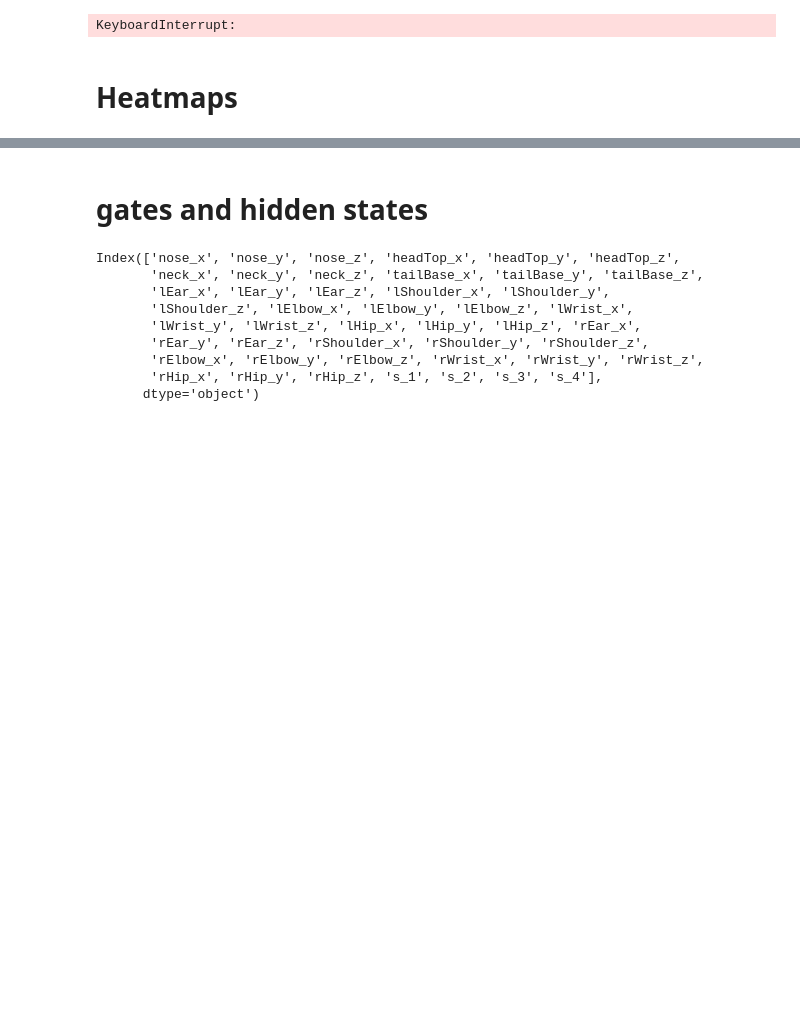
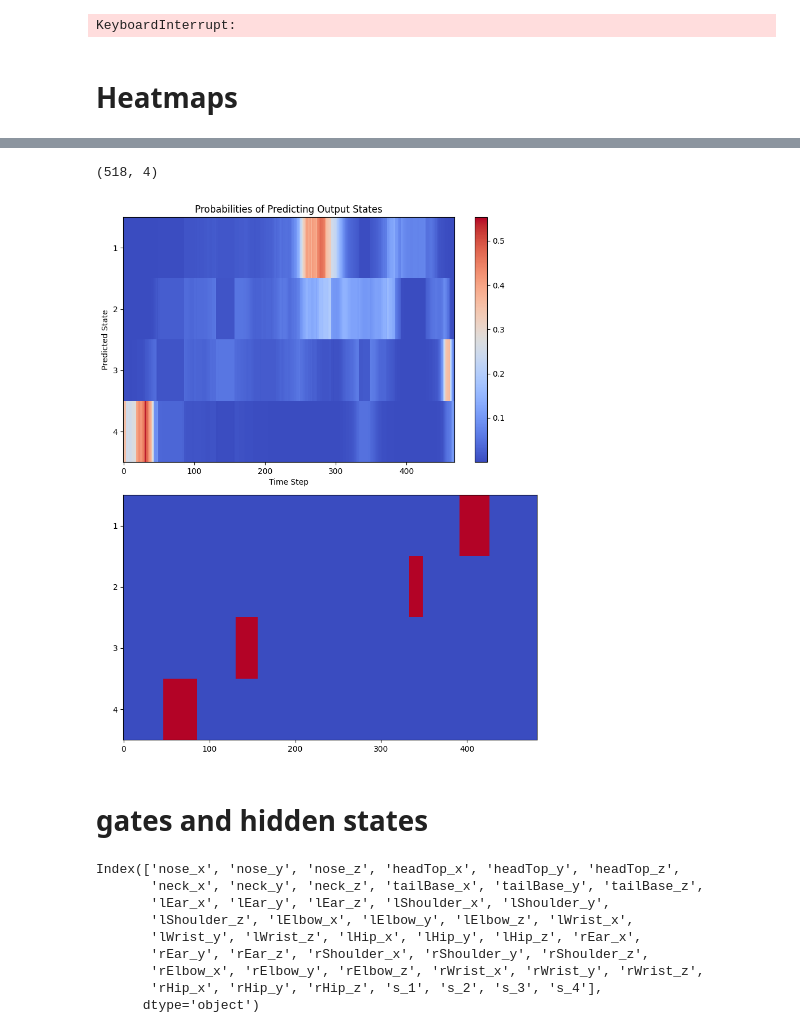
Before and after one commit to KsiezakK/project_2-, a Jupyter notebook: GRUCell.ipynb, the cells around one changed output, grey strips where cells are left out. Cells and saved outputs as stored; diff of their text form; code cells hidden in the pictures; blank space fills up the shorter version.

```diff
--- a/GRUCell.ipynb
+++ b/GRUCell.ipynb
@@ -191,7 +151,7 @@ def train(dataloader, model, optimizer, loss_fn, scheduler=None, device=None):
         loss = loss_fn(out, y)
         epoch_loss.append(loss.item())
 
-        #hidden_states.append(hidden)
+
 
         y_pred = torch.round(y_prob)
         # Append the batch's hidden states to the list
@@ -207,8 +167,8 @@ def train(dataloader, model, optimizer, loss_fn, scheduler=None, device=None):
         optimizer.step()
 
         predicted_labels.extend(zip(y_pred.cpu().detach().cpu().numpy(), y.cpu().numpy()))
-       # if scheduler:
-        #    scheduler.step(loss)
+        if scheduler:
+            scheduler.step(loss)
 
     return np.mean(epoch_loss), accuracy(epoch_correct, epoch_total), predicted_labels, predicted_probs
 # %%
@@ -260,13 +220,6 @@ def run_training(train_dataloader, val_dataloader, model, optimizer, loss_fn, nu
             val_losses.append(epoch_val_loss)
             val_accs.append(epoch_val_acc)
 
-            #val_hidden_states.extend(val_hidden)
-
-        if val_dataloader is not None and not schedule_on_train:
-            scheduler.step(epoch_val_acc)
-        elif schedule_on_train:
-            scheduler.step(epoch_train_acc)
-
         if epoch % 10 == 0:
             val_str = f", val loss: {epoch_val_loss}, val acc: {epoch_val_acc}" if val_dataloader is not None else ""
             print(f"Epoch {epoch}, train loss: {epoch_train_loss}, train acc: {epoch_train_acc}{val_str}")
@@ -594,7 +547,7 @@ current_dir
 'c:\\Users\\kacpe\\Desktop\\lab_rotation_git\\data'
 # %%
 columns_to_drop = ['lKnee_x','lKnee_y','lKnee_z','lAnkle_x','lAnkle_y','lAnkle_z','rKnee_x','rKnee_y','rKnee_z','rAnkle_x','rAnkle_y','rAnkle_z']
-file = "data_m_filtered_trials_newlabels.csv"
+file = "data_m_filtered_oldlabels.csv"
 # Read the CSV file
 
 df = pd.read_csv(file)
@@ -1429,37 +1413,49 @@ ax.set_yticklabels(y_labels)
+# %%
+all_probs_array = model_probabilities_sm['s_m10_val11']
+y_val = scaled_df[scaled_df['trial'] == 11][['s_1', 's_2', 's_3', 's_4']]
+# %%
+y_val.shape
+# %% [output]
+(518, 4)
 # %%
 # Define the labels for the y-axis (predicted states)
 y_labels = ['1', '2', '3', '4']
 
 # Create a figure with a grid of subplots (2 rows, 1 column)
 fig, axs = plt.subplots(2, 1, figsize=(8, 10))
 
 # Create the heatmap plot in the first subplot
 heatmap = axs[0].imshow(all_probs_array.T, cmap='coolwarm', aspect='auto', interpolation='none')
-
+heatmap2 = axs[1].imshow(y_val.T, cmap='coolwarm', aspect='auto', interpolation='none')
 # Add colorbar to the heatmap subplot
 cbar = plt.colorbar(heatmap, ax=axs[0])
 
 # Set the axis labels and title for the heatmap subplot
 axs[0].set_xlabel('Time Step')
 axs[0].set_ylabel('Predicted State')
 axs[0].set_title('Probabilities of Predicting Output States')
 
 # Set the y-axis ticks and labels for the heatmap subplot
 axs[0].set_yticks(np.arange(len(y_labels)))
 axs[0].set_yticklabels(y_labels)
-
+# Set the y-axis ticks and labels for the heatmap subplot
+axs[1].set_yticks(np.arange(len(y_labels)))
+axs[1].set_yticklabels(y_labels)
+"""
 # Create the second plot (line plot) in the second subplot
 axs[1].plot(np.arange(len(y_val)), y_val, color='green', label='Actual Values')
 axs[1].set_xlabel('Time Step')
 axs[1].set_ylabel('Actual Value')
 axs[1].set_title('Actual Test Values for Y')
 axs[1].legend()
-
+ """
 # Adjust spacing between subplots
 plt.tight_layout()
 
 # Show the plots
 plt.show()
+# %% [output]
+[figure, added]
 # %%
 actual_values = y_val
 # Define the labels for the y-axis (predicted states)
```
Also changed, not shown: parts of 14 cells of this notebook.
